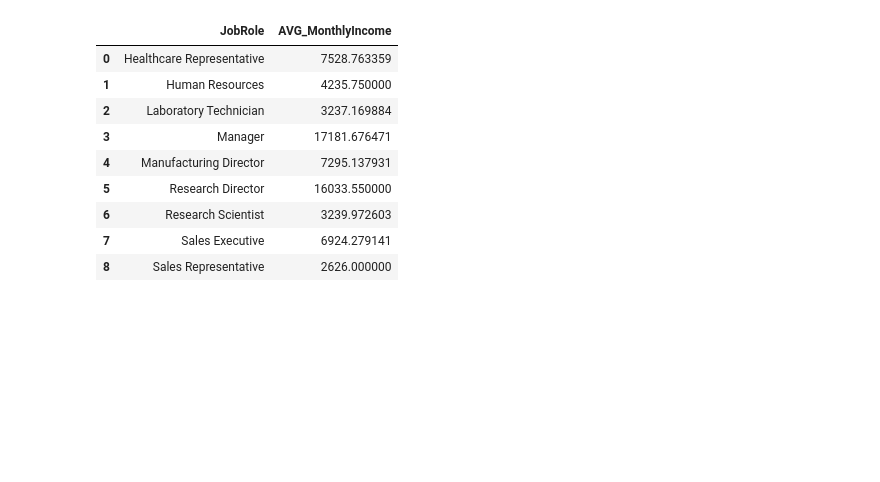
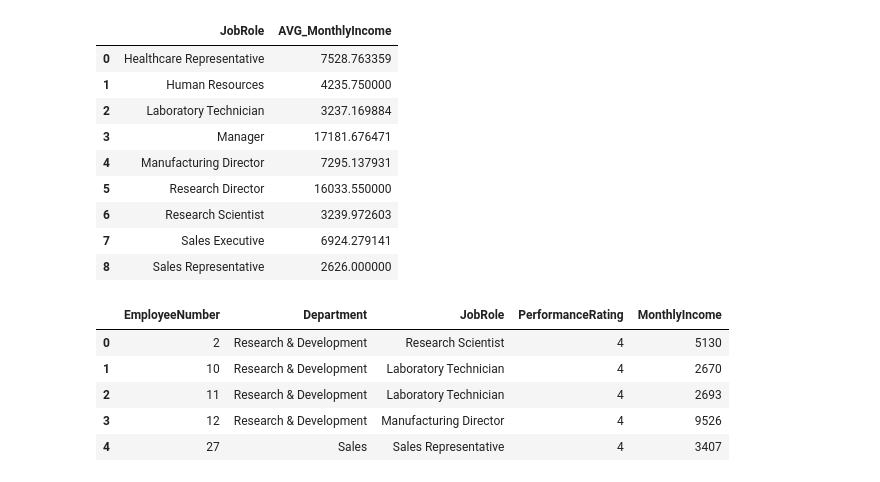
Before and after one commit to ibrahim-alatyan/HR_Analysis_DASHBOARD, a Jupyter notebook: Analysis.ipynb, the cells around one changed output. Drawn from its saved outputs; the diff is of its cells as text; code cells hidden in the pictures; blank space fills up the shorter version.

```diff
--- a/Analysis.ipynb
+++ b/Analysis.ipynb
@@ -269,3 +269,16 @@ avg_income_byJob_sql
 | 6 | Research Scientist | 3239.972603 |
 | 7 | Sales Executive | 6924.279141 |
 | 8 | Sales Representative | 2626.000000 |
+# %%
+#Q4/ Who are the top 5 employees by performance rating?
+top5_Performance_sql = pd.read_sql_query("""SELECT EmployeeNumber, Department, JobRole, PerformanceRating, MonthlyIncome
+                       FROM employees
+                       ORDER BY PerformanceRating DESC LIMIT 5;""",conn)
+top5_Performance_sql
+# %% [output]
+|  | EmployeeNumber | Department | JobRole | PerformanceRating | MonthlyIncome |
+| 0 | 2 | Research & Development | Research Scientist | 4 | 5130 |
+| 1 | 10 | Research & Development | Laboratory Technician | 4 | 2670 |
+| 2 | 11 | Research & Development | Laboratory Technician | 4 | 2693 |
+| 3 | 12 | Research & Development | Manufacturing Director | 4 | 9526 |
+| 4 | 27 | Sales | Sales Representative | 4 | 3407 |
```
